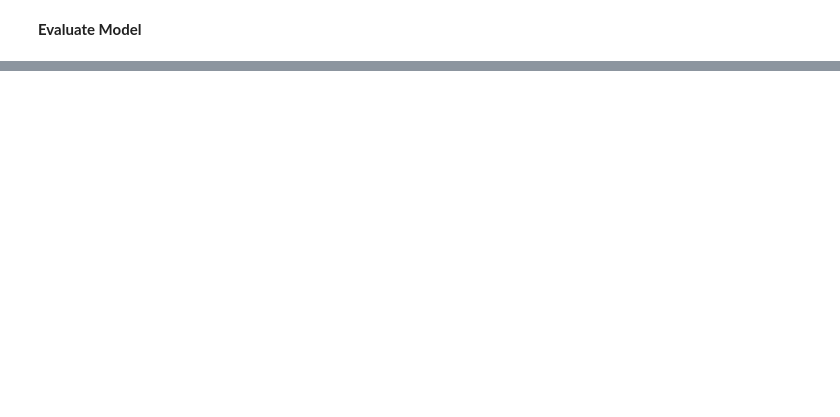
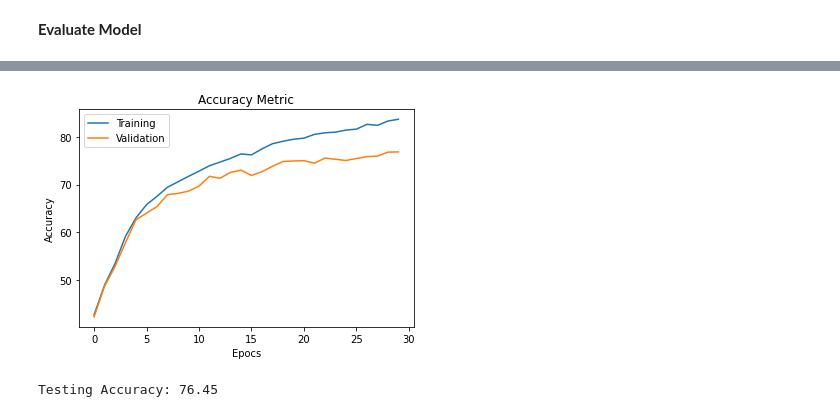
Before and after one commit to ssshukla26/CNN-CIFAR10-PyTorch, a Jupyter notebook: CNN_CIFAR10.ipynb, the cells around one changed output, grey strips where cells are left out. Drawn from its saved outputs; the diff is of its cells as text; code cells hidden in the pictures; blank space fills up the shorter version.

```diff
--- a/CNN_CIFAR10.ipynb
+++ b/CNN_CIFAR10.ipynb
@@ -408,0 +536,8 @@ Accuracy: 63.68%
+# %%
+plot_metric(metric["training"]["acc"], "Accuracy", "Accuracy Metric")
+# %% [output]
+[figure, added]
+# %%
+print("Testing Accuracy: {}".format(str(metric["testing"])))
+# %% [output]
+Testing Accuracy: 76.45
```
Also changed, not shown: parts of 18 cells of this notebook.
